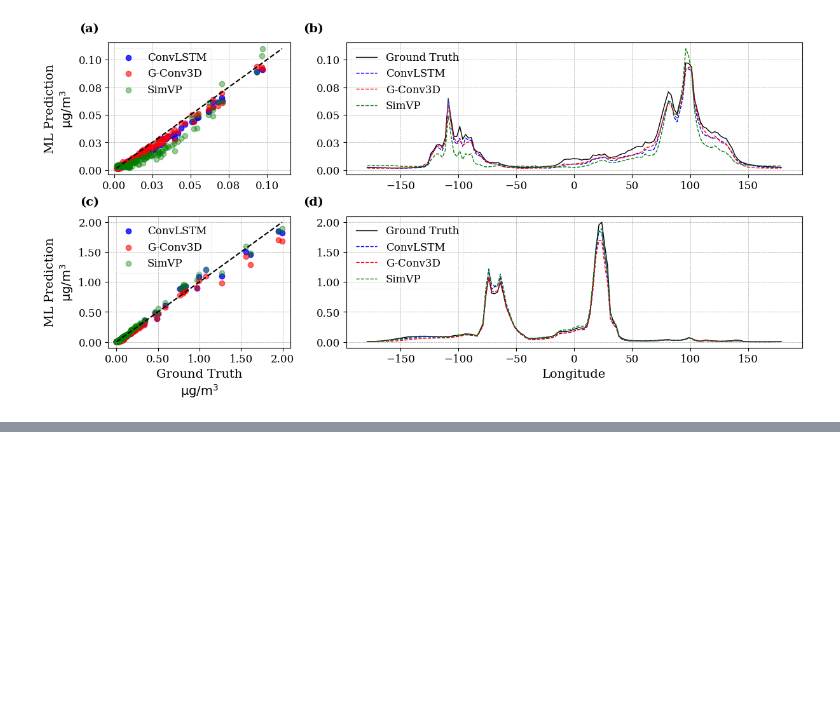
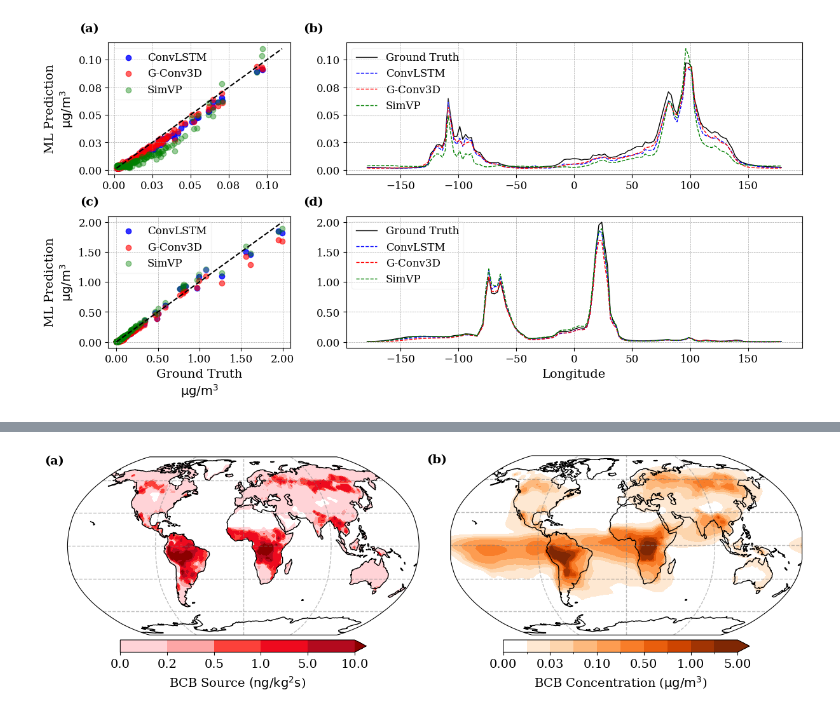
Before and after one commit to smhassanerfani/nasa-niswan, a Jupyter notebook: manuscript_report.ipynb, the cells around one changed output, grey strips where cells are left out. Saved outputs shown, nothing was run; the diff lists cells and outputs as text; code cells hidden in the pictures; blank space fills up the shorter version.

```diff
--- a/manuscript_report.ipynb
+++ b/manuscript_report.ipynb
@@ -840,0 +988,85 @@ plt.show()
+# %%
+path = '/home/serfani/serfani_nas_share/dataset/E3OMA1950/ANN1951.xaijE33oma_ai.nc'
+ds_annual = xr.open_dataset(path, decode_times=False)
+
+prsurf = ds_annual['prsurf'].values * 100 # Convert pressure from hectopascals (hPa) to pascals (Pa).
+tsavg = ds_annual['tsavg'].values + 273.15 # Convert temperature from Kelvin to Celsius.
+
+R_d = 287.055 # Specific gas constant for dry air in J/(kg·K)
+rho = prsurf / (R_d * tsavg) # Calculate air density in kg/m^3
+
+ds_bcb = ds2['BCB'].isel(level=0) * 0.01 * rho # Convert from mixing ratio (kg/kg_air x 10^-11) to micrograms per cubic meter (μg/m^3)
+# %%
+fig, (ax1, ax2) = plt.subplots(ncols=2, nrows=1, figsize=(12, 4), subplot_kw={'projection': ccrs.Robinson()}, constrained_layout=True)
+
+# Create a meshgrid for longitude and latitude
+lon, lat = np.meshgrid(ds1['lon'], ds1['lat'])
+
+data1 = ds1['BCB_biomass_src'].mean(dim='time')
+data1 = np.where(data1 <= 0.0, np.nan, data1)
+
+ax1.coastlines()
+
+colors = [(0.0, 'mistyrose'), (0.025, 'pink'), (0.05, 'salmon'), (0.1, 'red'), (0.5, 'crimson'), (1.0, 'darkred')]
+cmap = mcolors.LinearSegmentedColormap.from_list('custom_cmap', colors, N=256)
+
+im1 = ax1.contourf(
+    lon, lat, data1,
+    transform=ccrs.PlateCarree(),
+    levels=[0, 0.25, 0.5, 1.0, 5.0, 10],
+    cmap=cmap, extend='max'
+)
+
+gl1 = ax1.gridlines(crs=ccrs.PlateCarree(), draw_labels=False, linewidth=1, color='gray', alpha=0.5, linestyle='--')
+gl1.xlocator = mticker.FixedLocator([-180, -90, 0, 90, 180])
+gl1.ylocator = mticker.FixedLocator([-60, -30, 0, 30, 60])
+
+
+# Add an individual colorbar for each subplot
+cbar1 = plt.colorbar(im1, ax=ax1, orientation='horizontal', pad=0.02, shrink=0.7)
+# cbar1.set_label(r'BCB Source $\times 10^{-12} (\mathrm{kg} / \mathrm{kg}^{2} \mathrm{s}$)', rotation=0, labelpad=5, fontsize=14)
+cbar1.set_label(r'BCB Source $(\mathrm{ng} / \mathrm{kg}^{2} \mathrm{s}$)', rotation=0, labelpad=5, fontsize=14)
+
+cbar1.ax.tick_params(labelsize=14)  # Adjust the font size here
+cbar1.ax.xaxis.set_major_formatter(mticker.FormatStrFormatter('%.1f'))
+
+ax2.coastlines()
+
+# Get the data for the current level
+data2 = ds_bcb.mean(dim='time').values
+
+# Define stepwise colors and corresponding boundaries
+colors = plt.cm.Oranges(np.linspace(0, 1, 10))  # Adjust colors as needed
+colors[0] = [1, 1, 1, 1]  # Set the first color to white
+bounds = np.linspace(0, .1, 11)  # Define boundaries
+bounds = [0, 0.01, 0.03, 0.05, 0.1, 0.2, 0.5, 0.8, 1, 2, 5]
+
+# Create a colormap and normalization
+cmap = mcolors.ListedColormap(colors)
+norm = mcolors.BoundaryNorm(bounds, cmap.N)
+
+# Create the contour plot
+im2 = ax2.contourf(
+    lon, lat, data2,
+    transform=ccrs.PlateCarree(),
+    levels=bounds,
+    cmap=cmap, norm=norm, extend='max'
+)
+
+gl2 = ax2.gridlines(crs=ccrs.PlateCarree(), draw_labels=False, linewidth=1, color='gray', alpha=0.5, linestyle='--')
+gl2.xlocator = mticker.FixedLocator([-180, -90, 0, 90, 180])
+gl2.ylocator = mticker.FixedLocator([-60, -30, 0, 30, 60])
+
+
+# Add an individual colorbar for each subplot
+cbar2 = plt.colorbar(im2, ax=ax2, orientation='horizontal', pad=0.02, shrink=0.7)
+cbar2.set_label(r'BCB Concentration ($\mathrm{\mu g} / \mathrm{m}^{\mathrm{3}}$)', rotation=0, labelpad=5, fontsize=14)
+cbar2.ax.tick_params(labelsize=14)  # Adjust the font size here
+# cbar2.set_ticks(bounds)  # Explicitly set the ticks
+
+ax1.text(-0.01, 1.01, f'(a)', transform=ax1.transAxes, fontsize=14, fontweight='bold', va='top', ha='right')
+ax2.text(-0.01, 1.01, f'(b)', transform=ax2.transAxes, fontsize=14, fontweight='bold', va='top', ha='right')
+
+plt.show()
+# %% [output]
+[figure, added]
```
Also changed, not shown: parts of 19 cells of this notebook.
